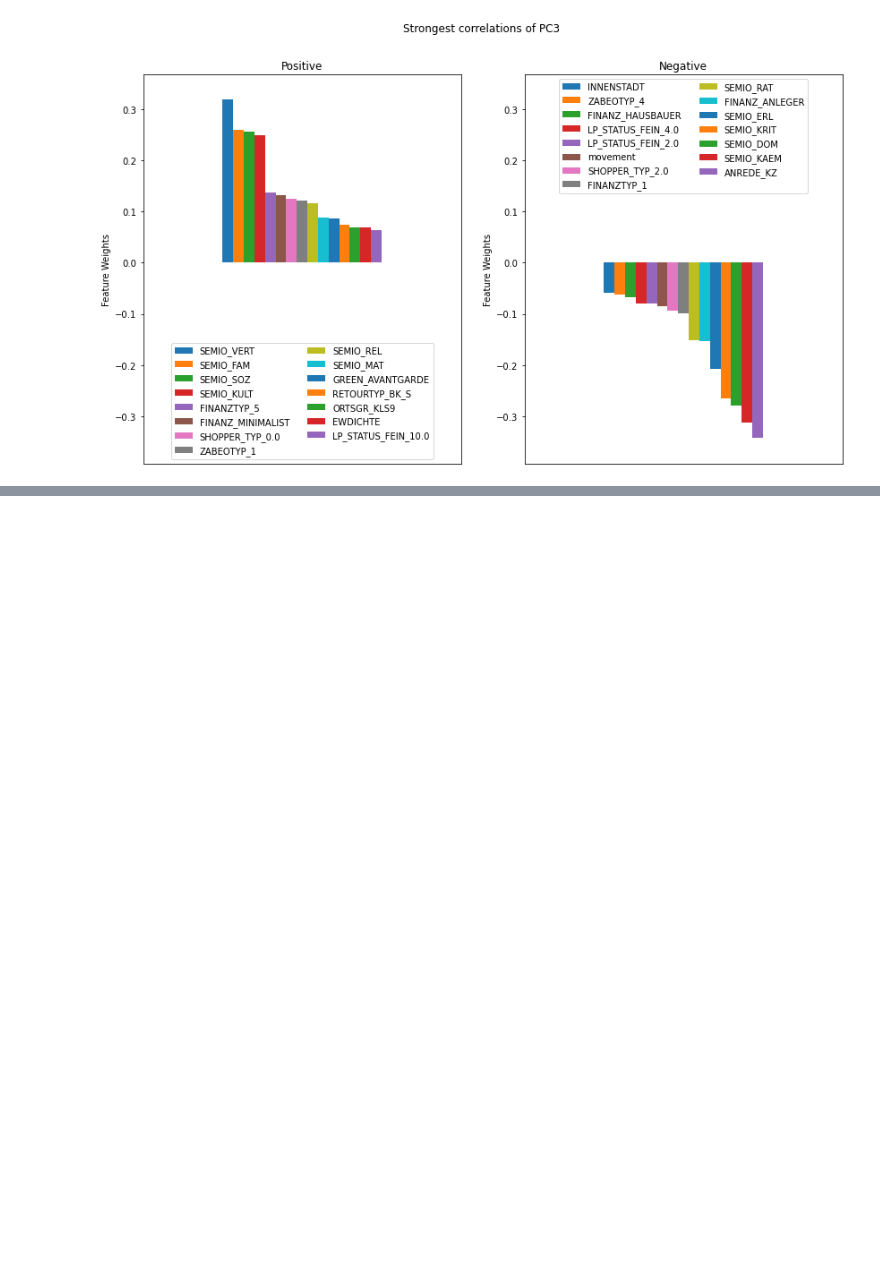
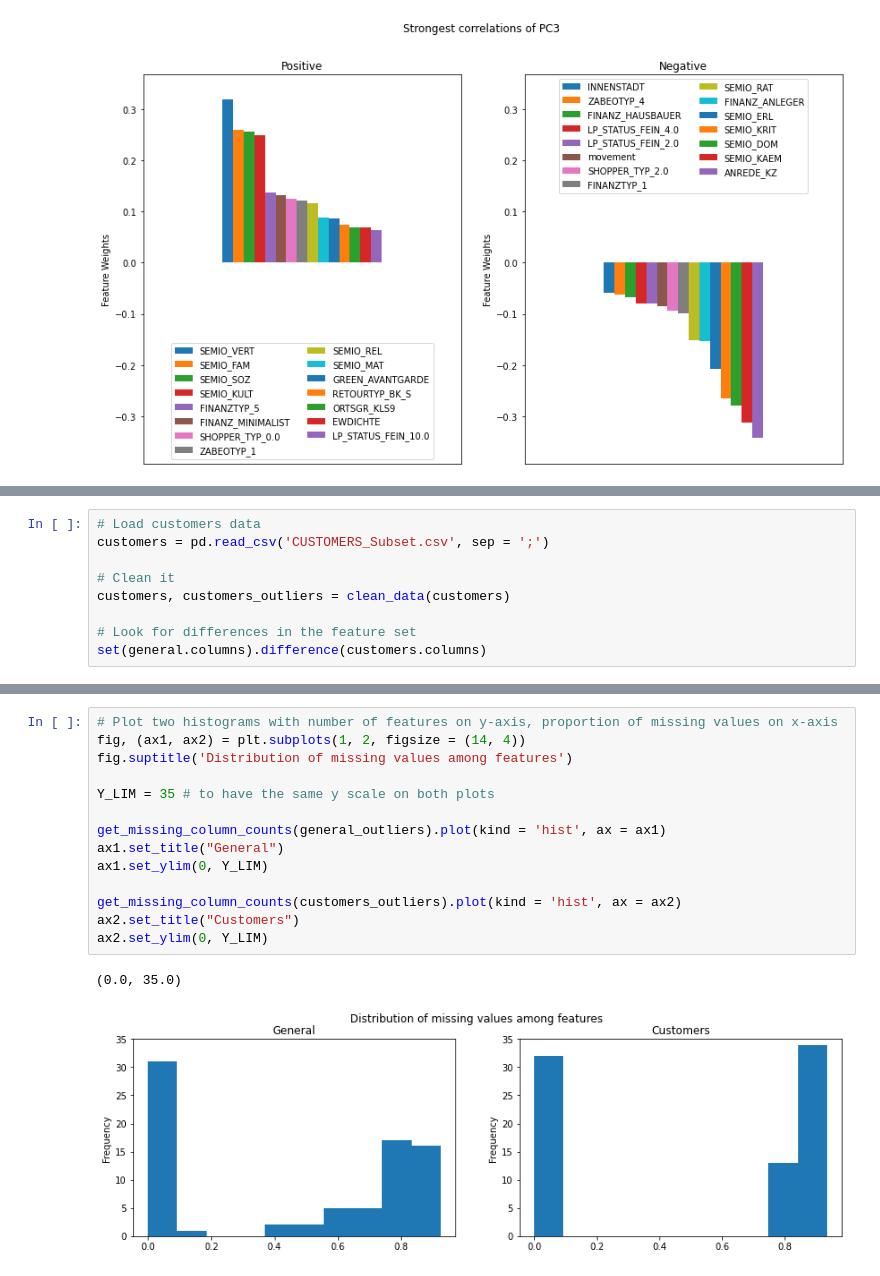
Before and after one commit to vicksam/customer-segments, a Jupyter notebook: customer_segments.ipynb, the cells around one changed output, grey strips where cells are left out. Drawn from its saved outputs; the diff is of its cells as text; blank space fills up the shorter version.

```diff
--- a/customer_segments.ipynb
+++ b/customer_segments.ipynb
@@ -1062,0 +1122,9 @@ People that score high on PC3 are *independent and rational, non-mainstream male
+# %%
+# Load customers data
+customers = pd.read_csv('CUSTOMERS_Subset.csv', sep = ';')
+
+# Clean it
+customers, customers_outliers = clean_data(customers)
+
+# Look for differences in the feature set
+set(general.columns).difference(customers.columns)
@@ -1062,0 +1198,17 @@ People that score high on PC3 are *independent and rational, non-mainstream male
+# %%
+# Plot two histograms with number of features on y-axis, proportion of missing values on x-axis
+fig, (ax1, ax2) = plt.subplots(1, 2, figsize = (14, 4))
+fig.suptitle('Distribution of missing values among features')
+
+Y_LIM = 35 # to have the same y scale on both plots
+
+get_missing_column_counts(general_outliers).plot(kind = 'hist', ax = ax1)
+ax1.set_title("General")
+ax1.set_ylim(0, Y_LIM)
+
+get_missing_column_counts(customers_outliers).plot(kind = 'hist', ax = ax2)
+ax2.set_title("Customers")
+ax2.set_ylim(0, Y_LIM)
+# %% [output]
+(0.0, 35.0)
+[figure, added]
```
Also changed, not shown: parts of 68 cells of this notebook, 1 other file.
